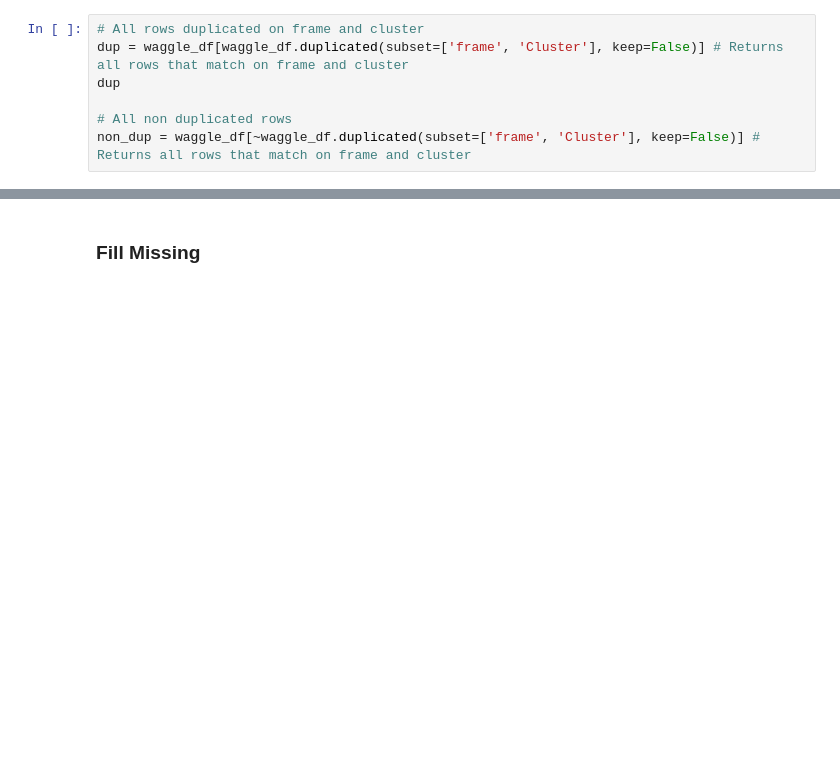
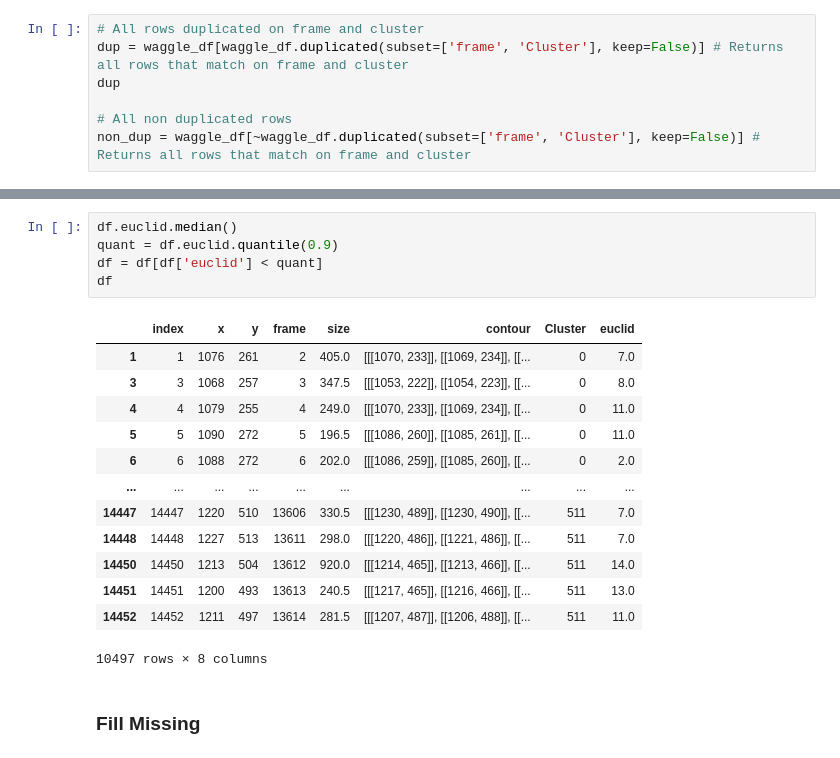
Before and after one commit to Jreece18/WaggleDanceTracker, a Jupyter notebook: TidyDataset.ipynb, the cells around one changed output, grey strips where cells are left out. Drawn from its saved outputs; the diff is of its cells as text; blank space fills up the shorter version.

```diff
--- a/TidyDataset.ipynb
+++ b/TidyDataset.ipynb
@@ -213,3 +209,22 @@ df[df['Cluster']==2]
+# %%
+df.euclid.median()
+quant = df.euclid.quantile(0.9)
+df = df[df['euclid'] < quant]
+df
+# %% [output]
+|  | index | x | y | frame | size | contour | Cluster | euclid |
+| 1 | 1 | 1076 | 261 | 2 | 405.0 | [[[1070, 233]], [[1069, 234]], [[... | 0 | 7.0 |
+| 3 | 3 | 1068 | 257 | 3 | 347.5 | [[[1053, 222]], [[1054, 223]], [[... | 0 | 8.0 |
+| 4 | 4 | 1079 | 255 | 4 | 249.0 | [[[1070, 233]], [[1069, 234]], [[... | 0 | 11.0 |
+| 5 | 5 | 1090 | 272 | 5 | 196.5 | [[[1086, 260]], [[1085, 261]], [[... | 0 | 11.0 |
+| 6 | 6 | 1088 | 272 | 6 | 202.0 | [[[1086, 259]], [[1085, 260]], [[... | 0 | 2.0 |
+| ... | ... | ... | ... | ... | ... | ... | ... | ... |
+| 14447 | 14447 | 1220 | 510 | 13606 | 330.5 | [[[1230, 489]], [[1230, 490]], [[... | 511 | 7.0 |
+| 14448 | 14448 | 1227 | 513 | 13611 | 298.0 | [[[1220, 486]], [[1221, 486]], [[... | 511 | 7.0 |
+| 14450 | 14450 | 1213 | 504 | 13612 | 920.0 | [[[1214, 465]], [[1213, 466]], [[... | 511 | 14.0 |
+| 14451 | 14451 | 1200 | 493 | 13613 | 240.5 | [[[1217, 465]], [[1216, 466]], [[... | 511 | 13.0 |
+| 14452 | 14452 | 1211 | 497 | 13614 | 281.5 | [[[1207, 487]], [[1206, 488]], [[... | 511 | 11.0 |
+10497 rows × 8 columns
 # %% [markdown]
 ### Fill Missing
 # %%
```
Also changed, not shown: parts of 23 cells of this notebook.
